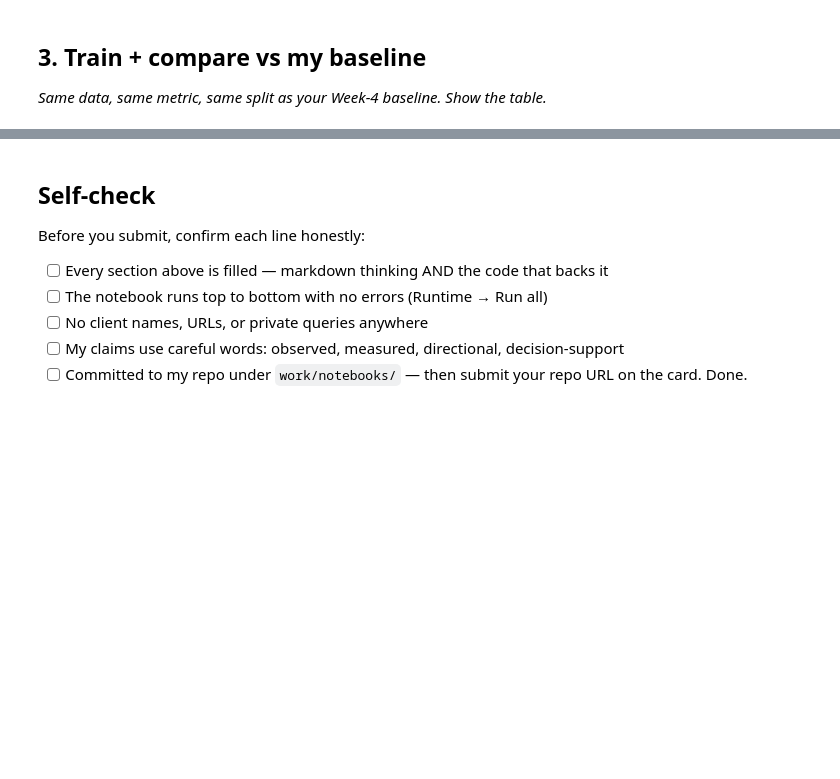
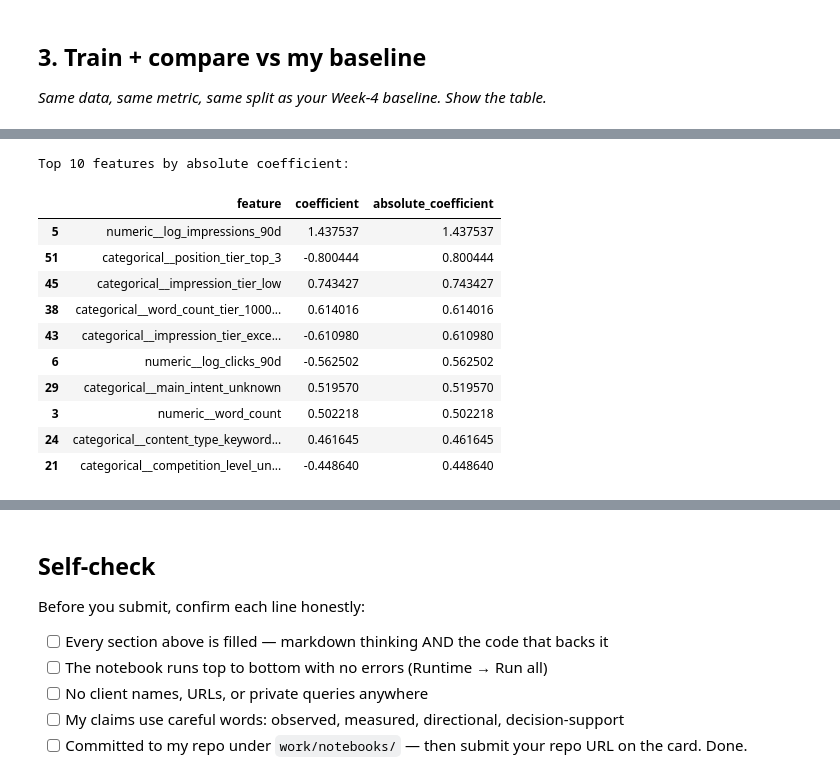
Before and after one commit to samana-gillani/flyrank-ml-internship, a Jupyter notebook: work/notebooks/w05_model.ipynb, the cells around one changed output, grey strips where cells are left out. Cells and saved outputs as stored; diff of their text form; code cells hidden in the pictures; blank space fills up the shorter version.

```diff
--- a/work/notebooks/w05_model.ipynb
+++ b/work/notebooks/w05_model.ipynb
@@ -36,0 +203,18 @@ This skeleton is yours to fill. Work the sections **in order** — each one has
+# %%
+# Logistic Regression model
+logistic_model = Pipeline(
+    steps=[
+        ("preprocessor", preprocessor),
+        (
+            "classifier",
+            LogisticRegression(
+                max_iter=1000,
+                random_state=RANDOM_STATE,
+            ),
+        ),
+    ]
+)
+
+logistic_model.fit(X_train, y_train)
+
+print("Logistic Regression training complete.")
@@ -36,0 +435,33 @@ This skeleton is yours to fill. Work the sections **in order** — each one has
+# %%
+# Extract transformed feature names and Logistic Regression coefficients
+
+fitted_preprocessor = logistic_model.named_steps["preprocessor"]
+classifier = logistic_model.named_steps["classifier"]
+
+feature_names = fitted_preprocessor.get_feature_names_out()
+
+coefficients = classifier.coef_[0]
+
+importance_df = pd.DataFrame(
+    {
+        "feature": feature_names,
+        "coefficient": coefficients,
+        "absolute_coefficient": np.abs(coefficients),
+    }
+).sort_values("absolute_coefficient", ascending=False)
+
+print("Top 10 features by absolute coefficient:")
+display(importance_df.head(10))
+# %% [output]
+Top 10 features by absolute coefficient:
+|  | feature | coefficient | absolute_coefficient |
+| 5 | numeric__log_impressions_90d | 1.437537 | 1.437537 |
+| 51 | categorical__position_tier_top_3 | -0.800444 | 0.800444 |
+| 45 | categorical__impression_tier_low | 0.743427 | 0.743427 |
+| 38 | categorical__word_count_tier_1000... | 0.614016 | 0.614016 |
+| 43 | categorical__impression_tier_exce... | -0.610980 | 0.610980 |
+| 6 | numeric__log_clicks_90d | -0.562502 | 0.562502 |
+| 29 | categorical__main_intent_unknown | 0.519570 | 0.519570 |
+| 3 | numeric__word_count | 0.502218 | 0.502218 |
+| 24 | categorical__content_type_keyword... | 0.461645 | 0.461645 |
+| 21 | categorical__competition_level_un... | -0.448640 | 0.448640 |
```
Also changed, not shown: parts of 26 cells of this notebook.
